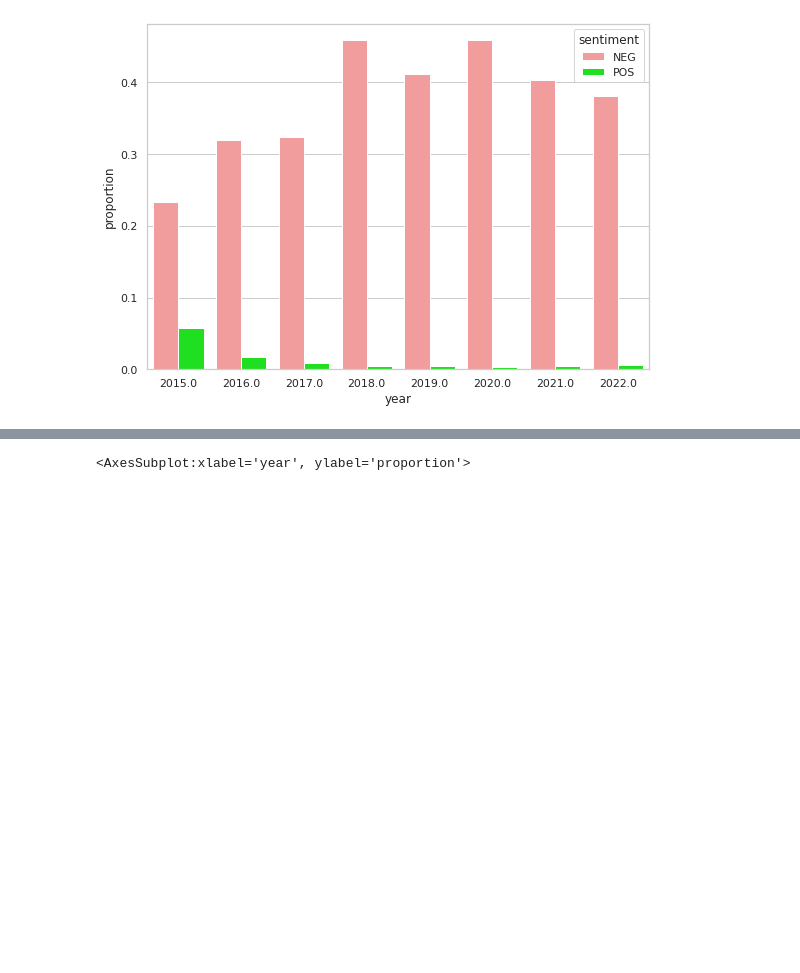
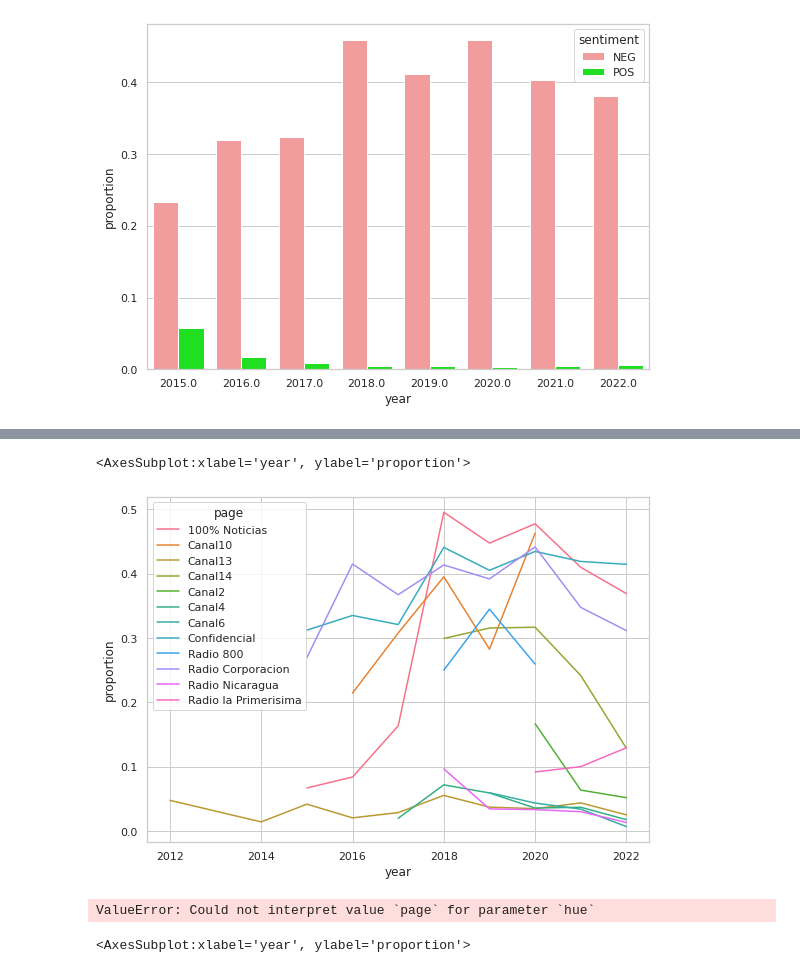
Before and after one commit to hbarnehl/thesis, a Jupyter notebook: Visualisation and Descriptives.ipynb, the cells around one changed output, grey strips where cells are left out. Drawn from its saved outputs; the diff is of its cells as text; code cells hidden in the pictures; blank space fills up the shorter version.

```diff
--- a/Visualisation and Descriptives.ipynb
+++ b/Visualisation and Descriptives.ipynb
@@ -121,6 +183,11 @@ df_agg = (dfa.groupby(["position", "year"])["sentiment"]
  .value_counts(normalize=True)
  .rename("proportion")
  .reset_index())
+# %%
+df_agg_page = (dfa.groupby(["page", "year"])["sentiment"]
+               .value_counts(normalize=True)
+               .rename("proportion")
+               .reset_index())
 # %%
 # for regime
 (df_agg
@@ -154,3 +247,22 @@ df_agg = (dfa.groupby(["position", "year"])["sentiment"]
+# %%
+# all positions, but only negative with R corporacion as neutral
+(df_agg_page
+ .loc[(df_agg_page["sentiment"]=="NEG") & (df_agg_page["year"]> 2011)]
+ .pipe((sns.lineplot, "data"),
+       x="year", y="proportion",
+       hue="page"))
+# %% [output]
+<AxesSubplot:xlabel='year', ylabel='proportion'>
+[figure, added]
+# %%
+# all positions, but only negative with R corporacion as neutral
+(df_agg
+ .loc[(df_agg["sentiment"]=="NEG") & (df_agg["year"]> 2011)]
+ .pipe((sns.barplot, "data"),
+       x="year", y="proportion",
+       hue="position"))
+# %% [output]
+ValueError: Could not interpret value `page` for parameter `hue`
 # %%
 # all positions, but only negative
 (df_agg
```
Also changed, not shown: parts of 12 cells of this notebook, 1 other file.
